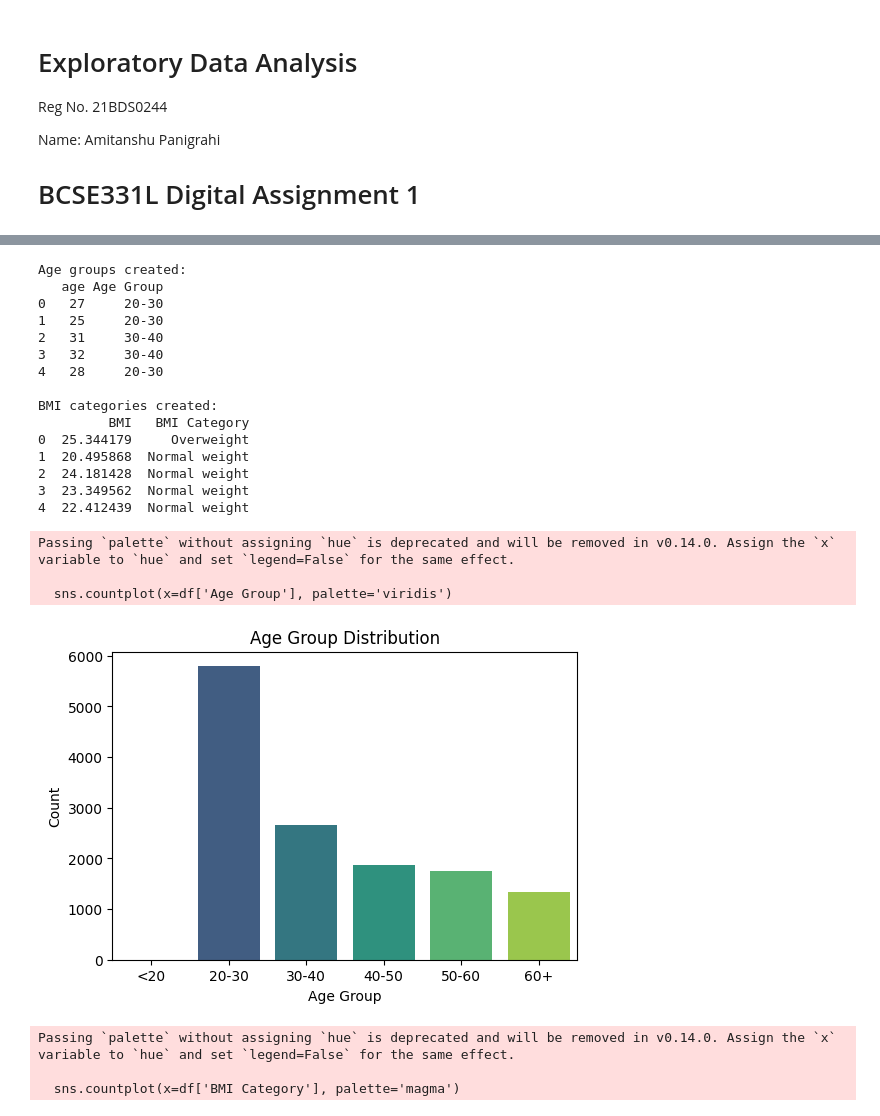
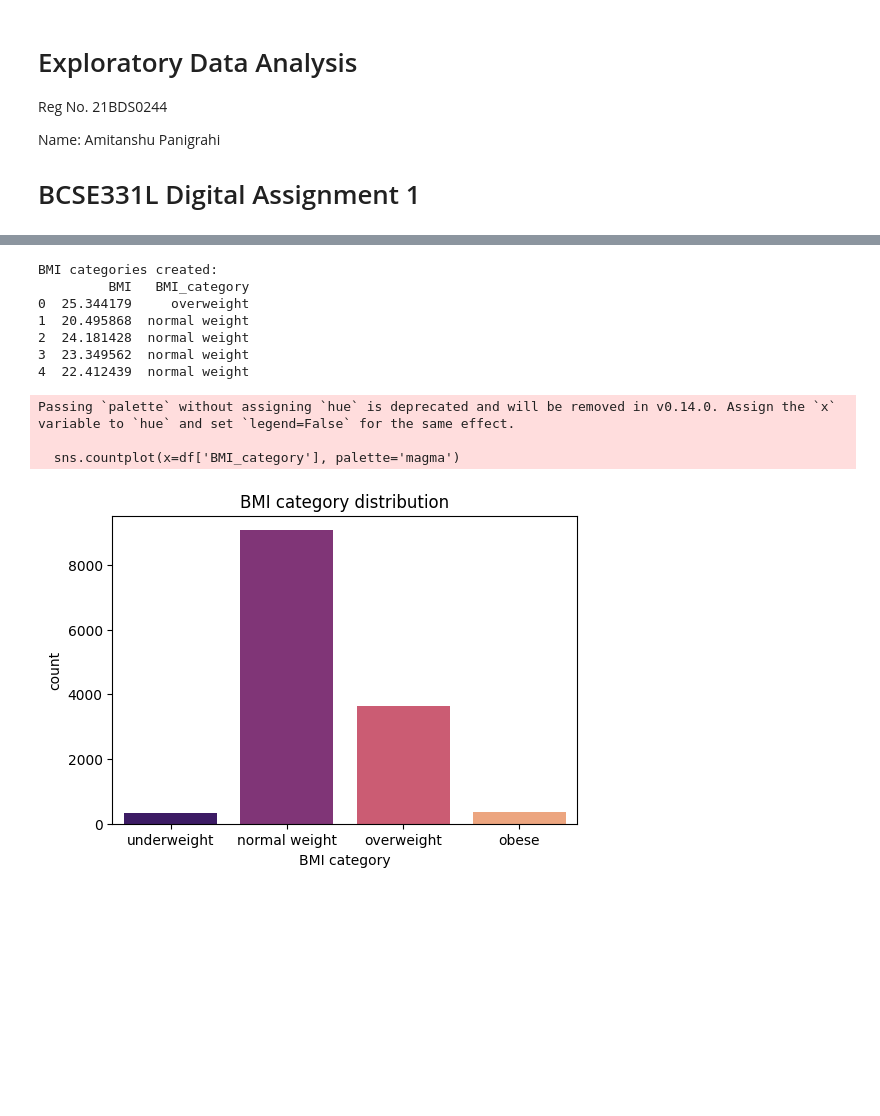
Before and after one commit to amitanshupanigrahi2704/EDA-, a Jupyter notebook: 21BDS0244.ipynb, the cells around one changed output, grey strips where cells are left out. Drawn from its saved outputs; the diff is of its cells as text; code cells hidden in the pictures; blank space fills up the shorter version.

```diff
--- a/21BDS0244.ipynb
+++ b/21BDS0244.ipynb
@@ -174,51 +174,26 @@ BMI                        0
 dtype: int64
 # %%
-# Binning
-define_age_bins = [0, 20, 30, 40, 50, 60, 100]
-age_labels = ['<20', '20-30', '30-40', '40-50', '50-60', '60+']
-df['Age Group'] = pd.cut(df['age'], bins=define_age_bins, labels=age_labels, right=False)
-print("\nAge groups created:")
-print(df[['age', 'Age Group']].head())
-
 bmi_bins = [0, 18.5, 24.9, 29.9, 100]
-bmi_labels = ['Underweight', 'Normal weight', 'Overweight', 'Obese']
-df['BMI Category'] = pd.cut(df['BMI'], bins=bmi_bins, labels=bmi_labels, right=False)
+bmi_labels = ['underweight', 'normal weight', 'overweight', 'obese']
+df['BMI_category'] = pd.cut(df['BMI'], bins=bmi_bins, labels=bmi_labels, right=False)
 print("\nBMI categories created:")
-print(df[['BMI', 'BMI Category']].head())
+print(df[['BMI', 'BMI_category']].head())
 
 plt.figure(figsize=(6, 4))
-sns.countplot(x=df['Age Group'], palette='viridis')
-plt.title('Age Group Distribution')
-plt.xlabel('Age Group')
-plt.ylabel('Count')
+sns.countplot(x=df['BMI_category'], palette='magma')
+plt.title('BMI category distribution')
+plt.xlabel('BMI category')
+plt.ylabel('count')
 plt.show()
-
-plt.figure(figsize=(6, 4))
-sns.countplot(x=df['BMI Category'], palette='magma')
-plt.title('BMI Category Distribution')
-plt.xlabel('BMI Category')
-plt.ylabel('Count')
-plt.show()
 # %% [output]
-Age groups created:
-   age Age Group
-0   27     20-30
-1   25     20-30
-2   31     30-40
-3   32     30-40
-4   28     20-30
-
 BMI categories created:
-         BMI   BMI Category
-0  25.344179     Overweight
-1  20.495868  Normal weight
-2  24.181428  Normal weight
-3  23.349562  Normal weight
-4  22.412439  Normal weight
+         BMI   BMI_category
+0  25.344179     overweight
+1  20.495868  normal weight
+2  24.181428  normal weight
+3  23.349562  normal weight
+4  22.412439  normal weight
 Passing `palette` without assigning `hue` is deprecated and will be removed in v0.14.0. Assign the `x` variable to `hue` and set `legend=False` for the same effect.
 
-  sns.countplot(x=df['Age Group'], palette='viridis')
+  sns.countplot(x=df['BMI_category'], palette='magma')
-[figure, old version]
+[figure, new version]
-Passing `palette` without assigning `hue` is deprecated and will be removed in v0.14.0. Assign the `x` variable to `hue` and set `legend=False` for the same effect.
-
-  sns.countplot(x=df['BMI Category'], palette='magma')
```
Also changed, not shown: parts of 6 cells of this notebook.
